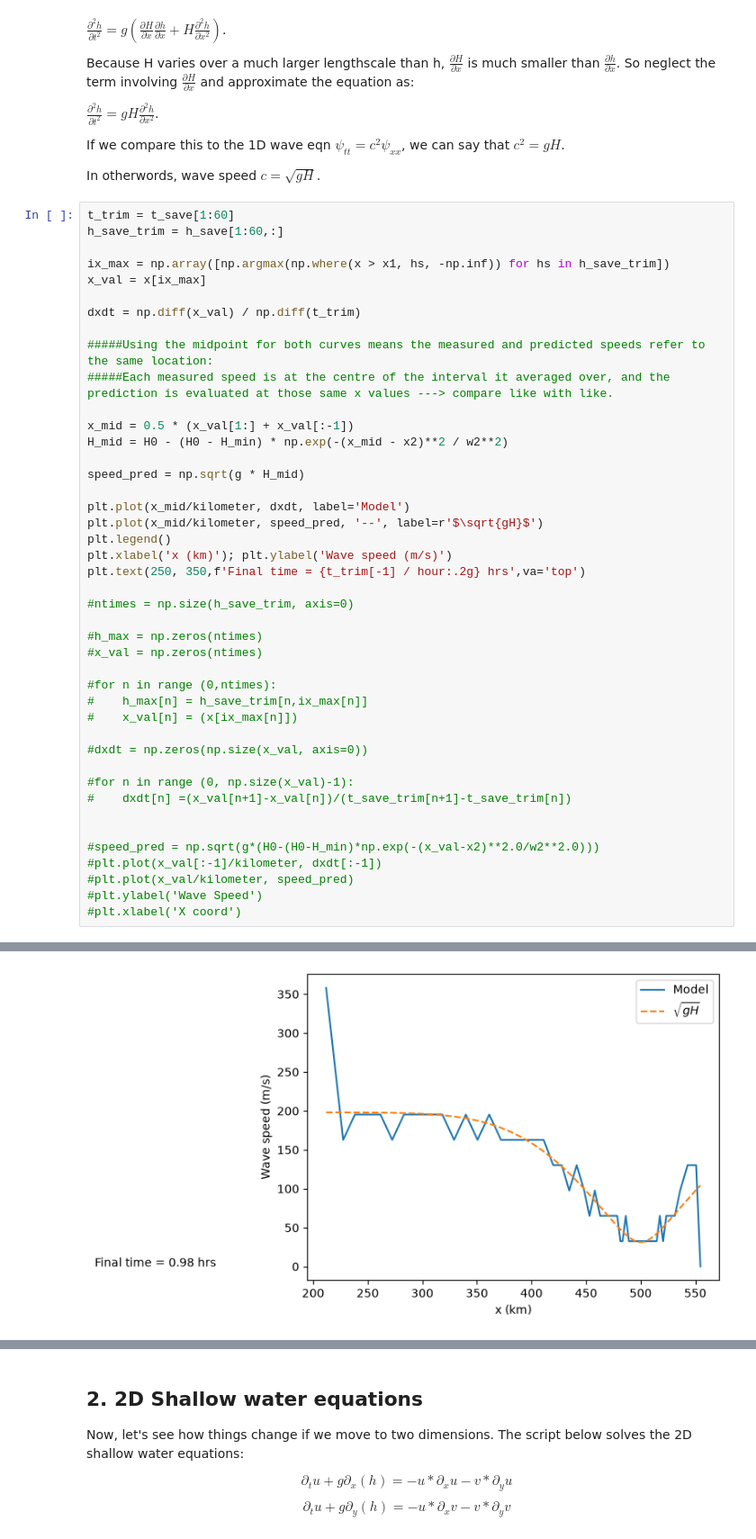
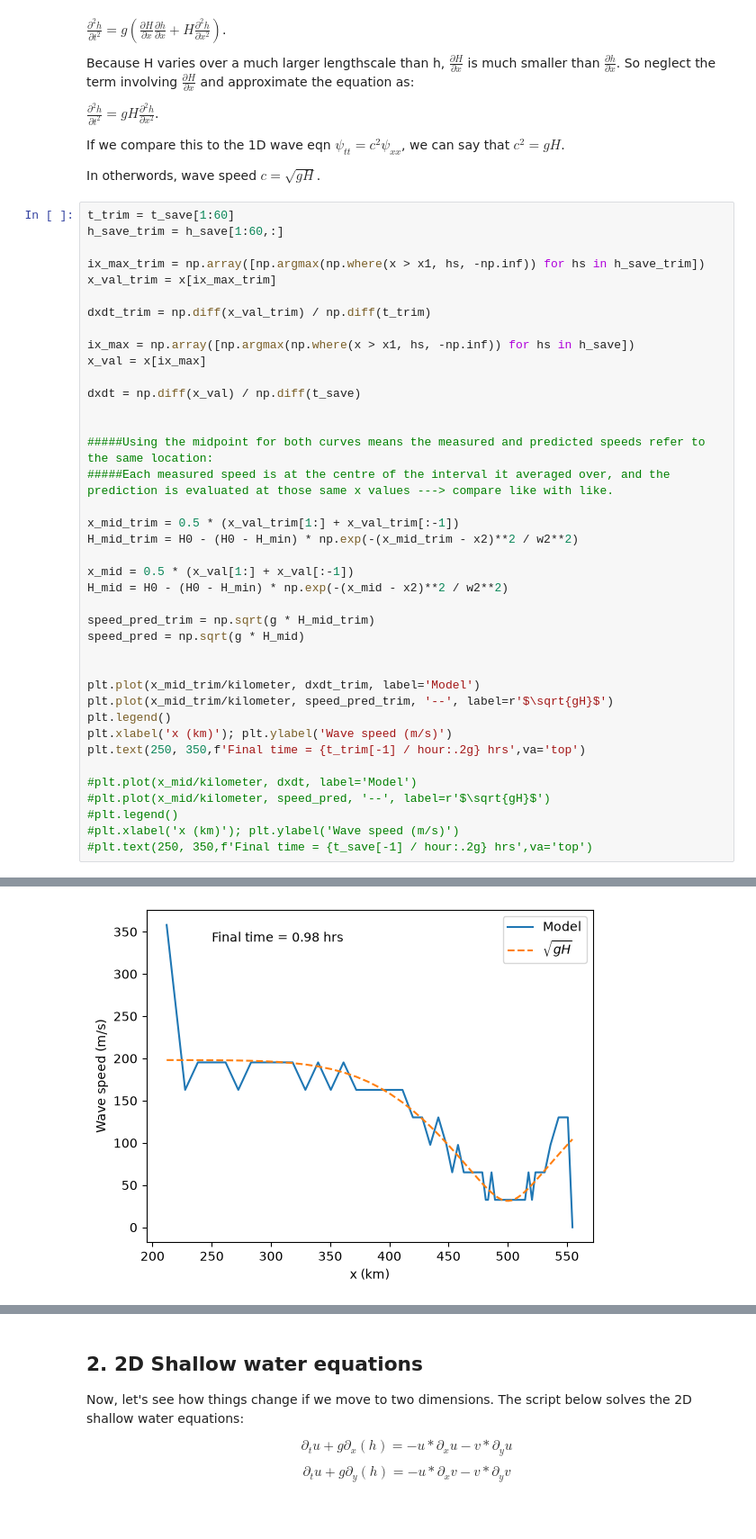
Before and after one commit to Ealish241/QCES, a Jupyter notebook: Project3_tsunami.ipynb, the cells around one changed output, grey strips where cells are left out. Shown at 90% size. Cells and saved outputs as stored; diff of their text form; blank space fills up the shorter version.

Commit message:
Most of Section 2 done
One graph created. Just need to come up with an amplitude prediction. Also, maybe try varying initial gaussian width?

```diff
--- a/Project3_tsunami.ipynb
+++ b/Project3_tsunami.ipynb
@@ -239,43 +242,39 @@ In otherwords, wave speed $c = \sqrt{gH}$.
 t_trim = t_save[1:60]
 h_save_trim = h_save[1:60,:]
 
-ix_max = np.array([np.argmax(np.where(x > x1, hs, -np.inf)) for hs in h_save_trim])
+ix_max_trim = np.array([np.argmax(np.where(x > x1, hs, -np.inf)) for hs in h_save_trim])
+x_val_trim = x[ix_max_trim]
+
+dxdt_trim = np.diff(x_val_trim) / np.diff(t_trim)
+
+ix_max = np.array([np.argmax(np.where(x > x1, hs, -np.inf)) for hs in h_save])
 x_val = x[ix_max]
 
-dxdt = np.diff(x_val) / np.diff(t_trim)
+dxdt = np.diff(x_val) / np.diff(t_save)
+
 
 #####Using the midpoint for both curves means the measured and predicted speeds refer to the same location:
 #####Each measured speed is at the centre of the interval it averaged over, and the prediction is evaluated at those same x values ---> compare like with like.
 
+x_mid_trim = 0.5 * (x_val_trim[1:] + x_val_trim[:-1])
+H_mid_trim = H0 - (H0 - H_min) * np.exp(-(x_mid_trim - x2)**2 / w2**2)
+
 x_mid = 0.5 * (x_val[1:] + x_val[:-1])
 H_mid = H0 - (H0 - H_min) * np.exp(-(x_mid - x2)**2 / w2**2)
 
+speed_pred_trim = np.sqrt(g * H_mid_trim)
 speed_pred = np.sqrt(g * H_mid)
 
-plt.plot(x_mid/kilometer, dxdt, label='Model')
-plt.plot(x_mid/kilometer, speed_pred, '--', label=r'$\sqrt{gH}$')
+
+plt.plot(x_mid_trim/kilometer, dxdt_trim, label='Model')
+plt.plot(x_mid_trim/kilometer, speed_pred_trim, '--', label=r'$\sqrt{gH}$')
 plt.legend()
 plt.xlabel('x (km)'); plt.ylabel('Wave speed (m/s)')
 plt.text(250, 350,f'Final time = {t_trim[-1] / hour:.2g} hrs',va='top')
 
-#ntimes = np.size(h_save_trim, axis=0)
-
-#h_max = np.zeros(ntimes)
-#x_val = np.zeros(ntimes)
-
-#for n in range (0,ntimes):
-#    h_max[n] = h_save_trim[n,ix_max[n]]
-#    x_val[n] = (x[ix_max[n]])
-
-#dxdt = np.zeros(np.size(x_val, axis=0))
-
-#for n in range (0, np.size(x_val)-1):
-#    dxdt[n] =(x_val[n+1]-x_val[n])/(t_save_trim[n+1]-t_save_trim[n])
-
-
-#speed_pred = np.sqrt(g*(H0-(H0-H_min)*np.exp(-(x_val-x2)**2.0/w2**2.0)))
-#plt.plot(x_val[:-1]/kilometer, dxdt[:-1])
-#plt.plot(x_val/kilometer, speed_pred)
-#plt.ylabel('Wave Speed')
-#plt.xlabel('X coord')
+#plt.plot(x_mid/kilometer, dxdt, label='Model')
+#plt.plot(x_mid/kilometer, speed_pred, '--', label=r'$\sqrt{gH}$')
+#plt.legend()
+#plt.xlabel('x (km)'); plt.ylabel('Wave speed (m/s)')
+#plt.text(250, 350,f'Final time = {t_save[-1] / hour:.2g} hrs',va='top')
 # %% [output]
@@ -283 +282 @@ Text(0, 0, 'Final time = 0.98 hrs')
-[figure, old version]
+[figure, new version]
```
Also changed, not shown: parts of 7 cells of this notebook, 1 other file.
